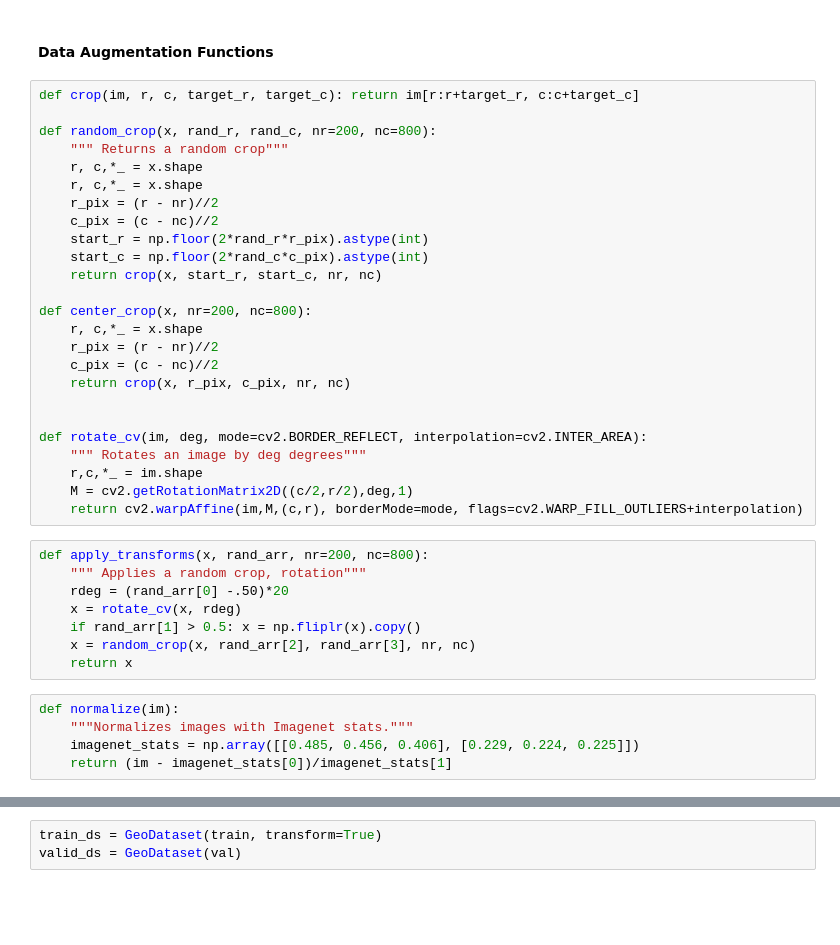
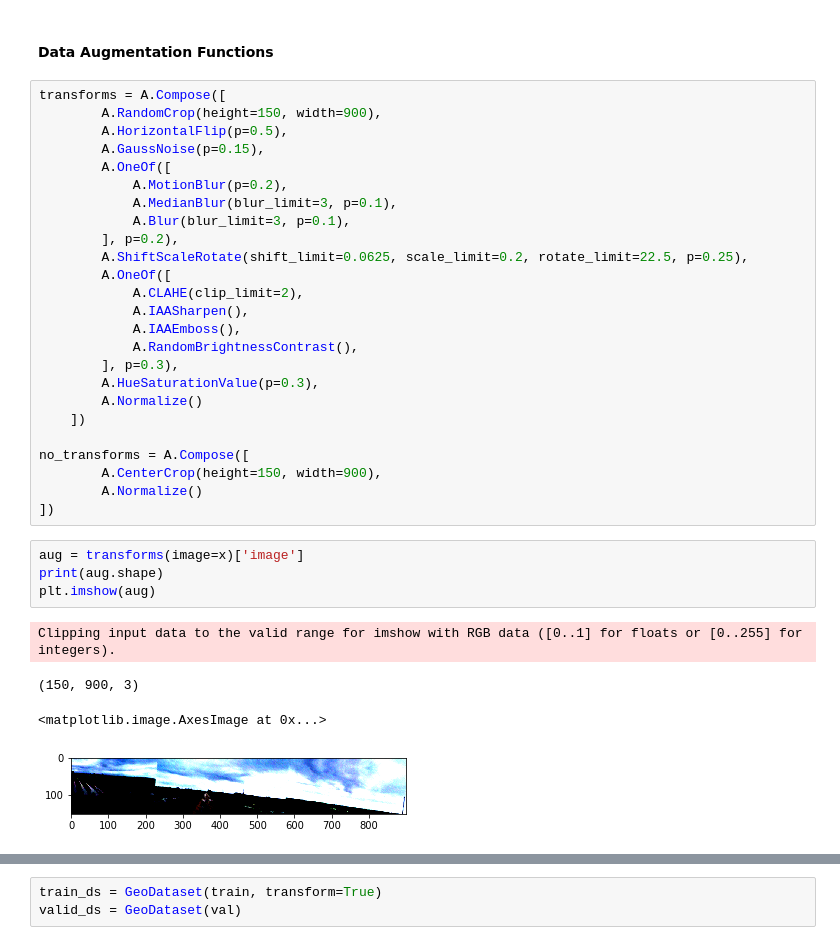
Before and after one commit to alan-flint/Geo_Image_Guessr, a Jupyter notebook: ResNet18_StitchPano.ipynb, the cells around one changed output, grey strips where cells are left out. Saved outputs shown, nothing was run; the diff lists cells and outputs as text; blank space fills up the shorter version.

```diff
--- a/ResNet18_StitchPano.ipynb
+++ b/ResNet18_StitchPano.ipynb
@@ -90,41 +91,37 @@ x.shape, y
 ((200, 1200, 3), 2)
 # %% [markdown]
 #### Data Augmentation Functions
-# %%
-def crop(im, r, c, target_r, target_c): return im[r:r+target_r, c:c+target_c]
-
-def random_crop(x, rand_r, rand_c, nr=200, nc=800):
-    """ Returns a random crop"""
-    r, c,*_ = x.shape
-    r, c,*_ = x.shape
-    r_pix = (r - nr)//2
-    c_pix = (c - nc)//2
-    start_r = np.floor(2*rand_r*r_pix).astype(int)
-    start_c = np.floor(2*rand_c*c_pix).astype(int)
-    return crop(x, start_r, start_c, nr, nc)
-
-def center_crop(x, nr=200, nc=800):
-    r, c,*_ = x.shape
-    r_pix = (r - nr)//2
-    c_pix = (c - nc)//2
-    return crop(x, r_pix, c_pix, nr, nc)
-
-
-def rotate_cv(im, deg, mode=cv2.BORDER_REFLECT, interpolation=cv2.INTER_AREA):
-    """ Rotates an image by deg degrees"""
-    r,c,*_ = im.shape
-    M = cv2.getRotationMatrix2D((c/2,r/2),deg,1)
-    return cv2.warpAffine(im,M,(c,r), borderMode=mode, flags=cv2.WARP_FILL_OUTLIERS+interpolation)
-# %%
-def apply_transforms(x, rand_arr, nr=200, nc=800):
-    """ Applies a random crop, rotation"""
-    rdeg = (rand_arr[0] -.50)*20
-    x = rotate_cv(x, rdeg)
-    if rand_arr[1] > 0.5: x = np.fliplr(x).copy()
-    x = random_crop(x, rand_arr[2], rand_arr[3], nr, nc)
-    return x
-# %%
-def normalize(im):
-    """Normalizes images with Imagenet stats."""
-    imagenet_stats = np.array([[0.485, 0.456, 0.406], [0.229, 0.224, 0.225]])
-    return (im - imagenet_stats[0])/imagenet_stats[1]
+# %%
+transforms = A.Compose([
+        A.RandomCrop(height=150, width=900),
+        A.HorizontalFlip(p=0.5),
+        A.GaussNoise(p=0.15),
+        A.OneOf([
+            A.MotionBlur(p=0.2),
+            A.MedianBlur(blur_limit=3, p=0.1),
+            A.Blur(blur_limit=3, p=0.1),
+        ], p=0.2),
+        A.ShiftScaleRotate(shift_limit=0.0625, scale_limit=0.2, rotate_limit=22.5, p=0.25),
+        A.OneOf([
+            A.CLAHE(clip_limit=2),
+            A.IAASharpen(),
+            A.IAAEmboss(),
+            A.RandomBrightnessContrast(),
+        ], p=0.3),
+        A.HueSaturationValue(p=0.3),
+        A.Normalize()
+    ])
+
+no_transforms = A.Compose([
+        A.CenterCrop(height=150, width=900),
+        A.Normalize()
+])
+# %%
+aug = transforms(image=x)['image']
+print(aug.shape)
+plt.imshow(aug)
+# %% [output]
+Clipping input data to the valid range for imshow with RGB data ([0..1] for floats or [0..255] for integers).
+(150, 900, 3)
+<matplotlib.image.AxesImage at 0x...>
+[figure, added]
```
Also changed, not shown: parts of 30 cells of this notebook, 1 other file.
